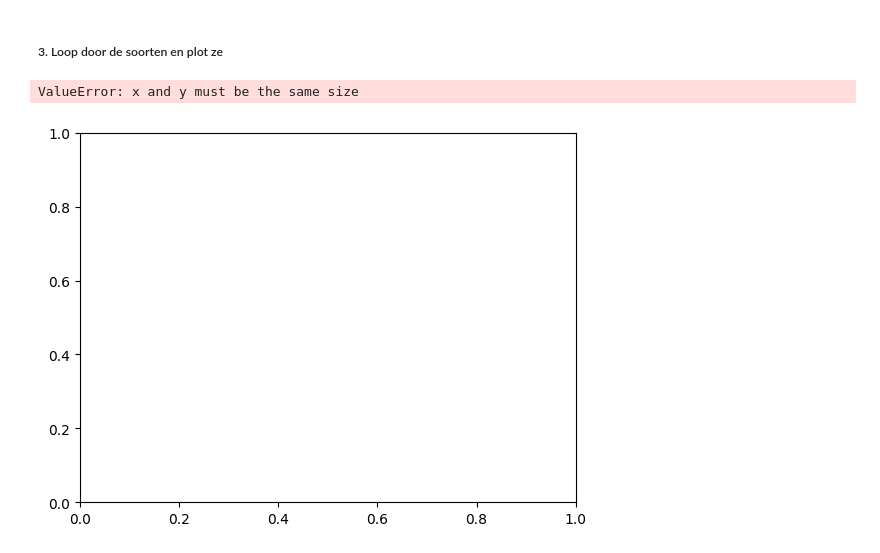
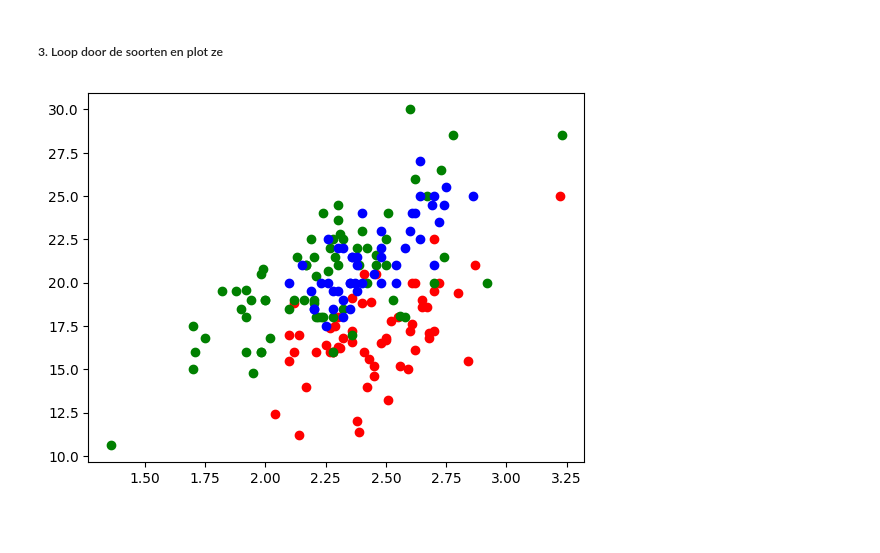
Before and after one commit to DustinVII/SEM-5.1-opdrachten, a Jupyter notebook: ML/notebook3.ipynb, the cells around one changed output. Drawn from its saved outputs; the diff is of its cells as text; code cells hidden in the pictures; blank space fills up the shorter version.

Commit message:
Error gefixed in notebook 3

```diff
--- a/ML/notebook3.ipynb
+++ b/ML/notebook3.ipynb
@@ -88,7 +86,6 @@ colors = ['red', 'green', 'blue']
 ##### 3. Loop door de soorten en plot ze
 # %%
 for i in range(3):
-    plot.scatter(features[labels == i, 2], features[labels == labels, 3], color=colors[i], label=names[i])
+    plot.scatter(features[labels == i, 2], features[labels == i, 3], color=colors[i], label=names[i])
 # %% [output]
-ValueError: x and y must be the same size
-[figure, old version]
+[figure, new version]
```
Also changed, not shown: parts of 1 cell of this notebook, 2 other files.
